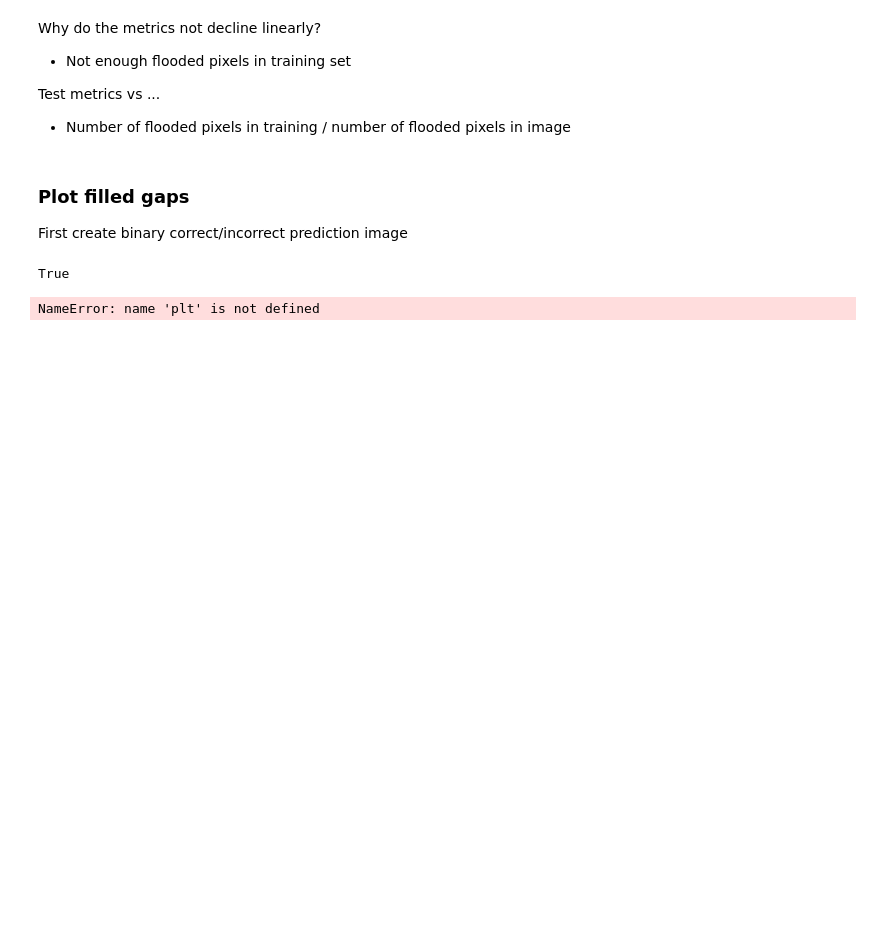
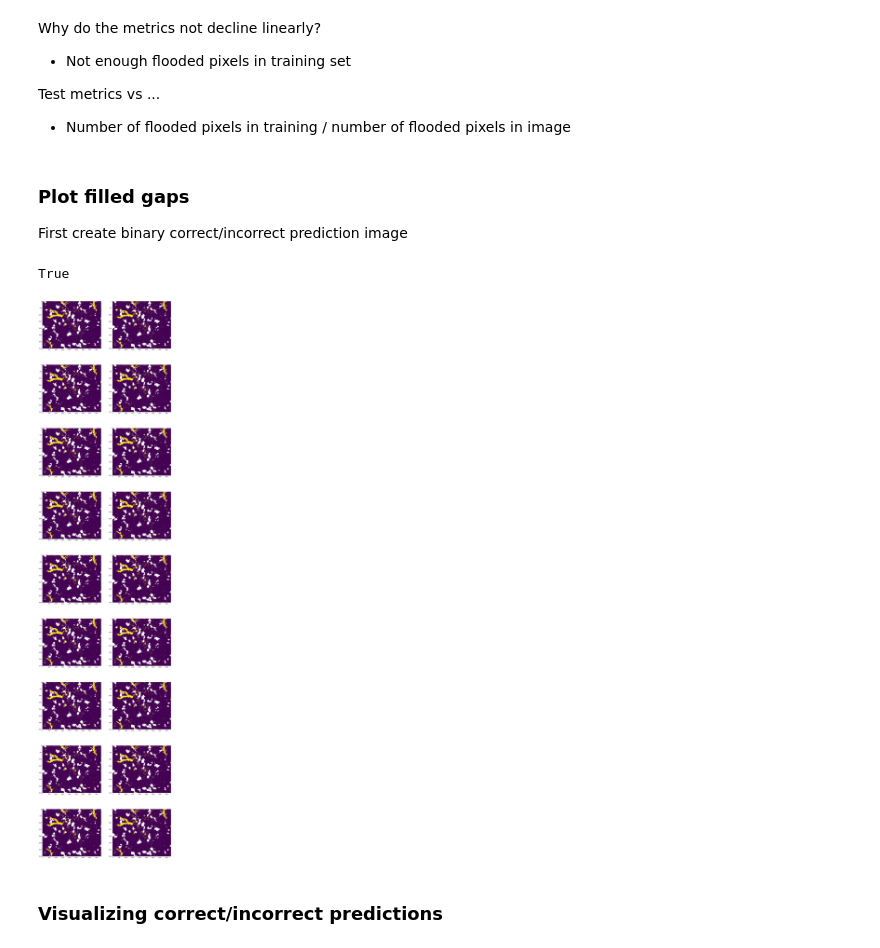
Before and after one commit to ianpdavies/cloudy_flood_prediction, a Jupyter notebook: notebooks/CNN_multi.ipynb, the cells around one changed output. Saved outputs shown, nothing was run; the diff lists cells and outputs as text; code cells hidden in the pictures; blank space fills up the shorter version.

```diff
--- a/notebooks/CNN_multi.ipynb
+++ b/notebooks/CNN_multi.ipynb
@@ -568,17 +575,19 @@ True
 # %%
 plt.figure(figsize=(20,100))
 columns = 2
 
 images = []
 
-for i in range(len(flooded_imgs)):
+for i in range(len(flooded_imgs)+len(prediction_imgs)):
     images.append(flooded_imgs[i])
     images.append(prediction_imgs[i])
 
 for i, image in enumerate(images):
     plt.subplot(len(images) / columns + 1, columns, i + 1)
 #     plt.suptitle('Actual flooding, predicted flooding', fontsize=20)
     plt.imshow(image)
     plt.colorbar
 # %% [output]
-NameError: name 'plt' is not defined
+[figure, added]
+# %% [markdown]
+### Visualizing correct/incorrect predictions
```
Also changed, not shown: parts of 10 cells of this notebook.
